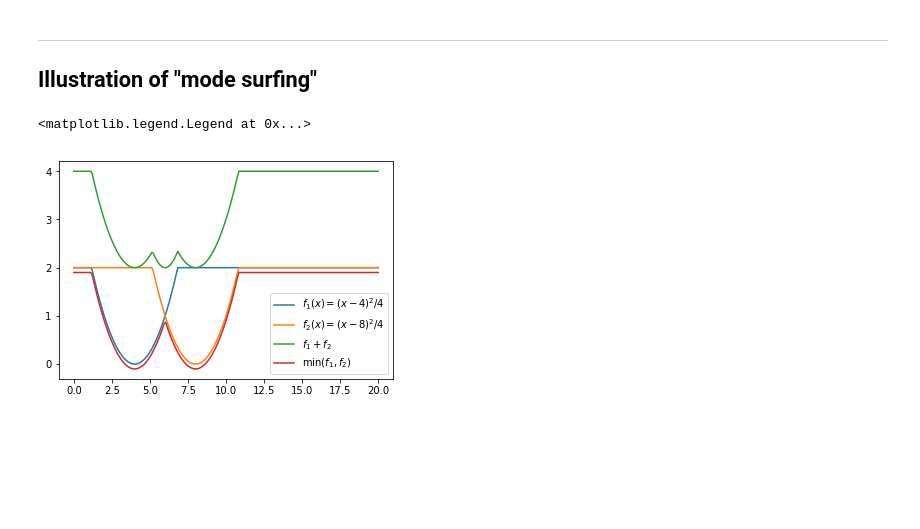
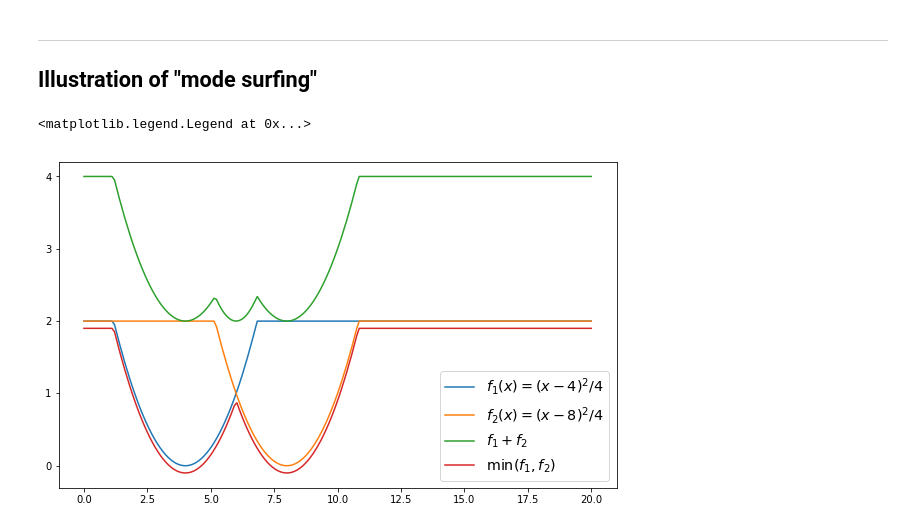
Before and after one commit to aymericq/dental_numbering, a Jupyter notebook: basin_hopping_reel.ipynb, the cells around one changed output. Drawn from its saved outputs; the diff is of its cells as text; code cells hidden in the pictures; blank space fills up the shorter version.

```diff
--- a/basin_hopping_reel.ipynb
+++ b/basin_hopping_reel.ipynb
@@ -414,11 +421,12 @@ yy2 = np.min(threes, axis=1)
 yyt = yy1 + yy2
 yy_sol = np.min(np.concatenate((yy1.reshape((200,1)), yy2.reshape((200,1))), axis=1), axis=1)-0.1
 # %%
+plt.figure(figsize=(10,6))
 plt.plot(xx, yy1, label="$f_1(x) = (x-4)^2/4$")
 plt.plot(xx, yy2, label="$f_2(x) = (x-8)^2/4$")
 plt.plot(xx, yyt, label="$f_1 + f_2$")
 plt.plot(xx, yy_sol, label="$\min(f_1, f_2)$")
-plt.legend()
+plt.legend(fontsize='x-large')
 # %% [output]
 <matplotlib.legend.Legend at 0x...>
-[figure, old version]
+[figure, new version]
```
Also changed, not shown: parts of 4 cells of this notebook.
